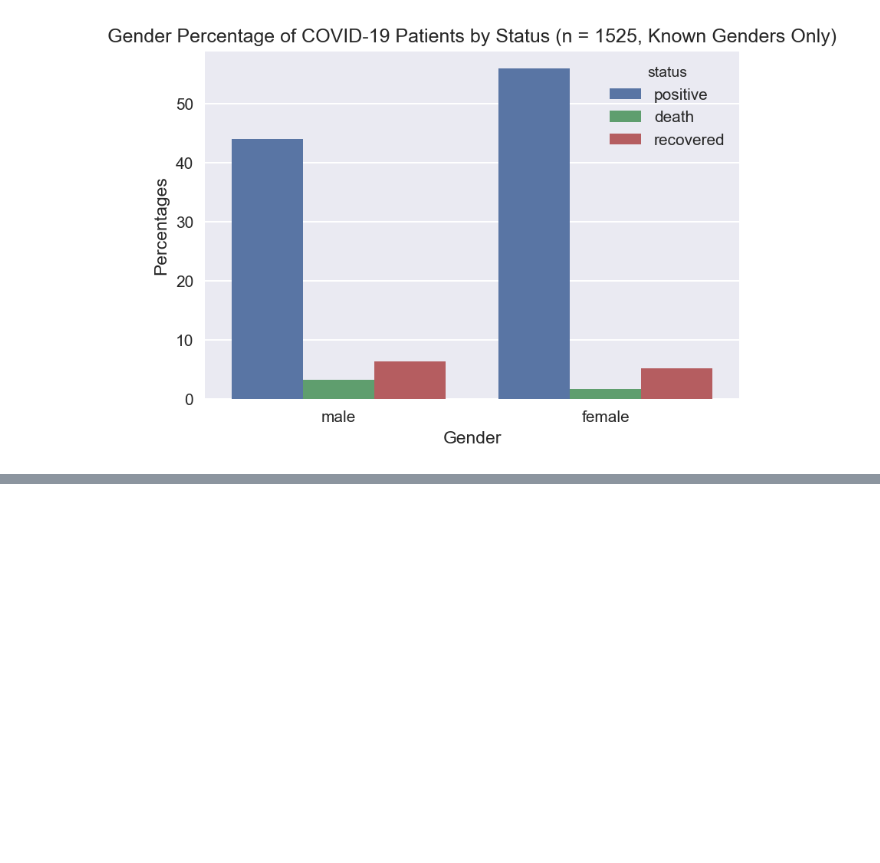
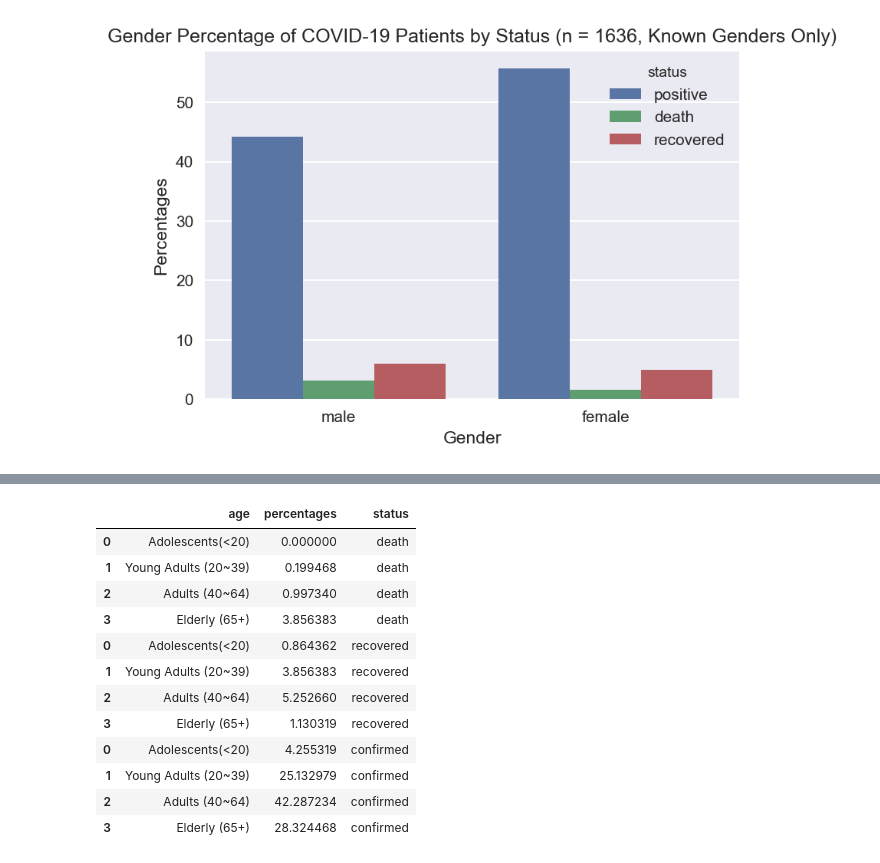
Before and after one commit to IgorBanin/COVID_final, a Jupyter notebook: Patient analysis.ipynb, the cells around one changed output, grey strips where cells are left out. Drawn from its saved outputs; the diff is of its cells as text; code cells hidden in the pictures; blank space fills up the shorter version.

```diff
--- a/Patient analysis.ipynb
+++ b/Patient analysis.ipynb
@@ -11,11 +17,10 @@ sns.set()
 # %%
-gender = data[['gender', 'death', 'recovered']].copy()
-gender.loc[(gender.death.str.len() > 1.0), 'death'] = 1
-gender.loc[(gender.recovered.str.len() > 1.0), 'recovered'] = 1
+gender = data[['gender', 'death', 'recovered']]
 gender = gender.dropna(subset=['gender'])
-gender = gender.fillna(0)
 total = len(gender)
 male = len(gender[gender['gender'] == 'male'])
 female = len(gender[gender['gender'] == 'female'])
-gender[['death', 'recovered']] = gender[['death', 'recovered']].astype(int)
-gender[['death', 'recovered']] = gender[['death', 'recovered']].astype(bool)
+filtered = gender.groupby('gender').sum()
+filtered['positive'] = [male, female]
+filtered = filtered / total * 100
+filtered = filtered.reset_index()
@@ -54,0 +78,27 @@ gender_plot
+# %%
+reshaped = pd.DataFrame(data={})
+status = ['death', 'recovered', 'confirmed']
+for i in range(3):
+    temp = pd.DataFrame(data={})
+    temp['age'] = age_desc
+    temp['percentages'] = combined.loc[:, [status[i]]]
+    temp['status'] = [status[i], status[i], status[i], status[i]]
+    if len(reshaped) == 0:
+        reshaped = temp
+    else:
+        reshaped = pd.concat([reshaped, temp])
+reshaped
+# %% [output]
+|  | age | percentages | status |
+| 0 | Adolescents(<20) | 0.000000 | death |
+| 1 | Young Adults (20~39) | 0.199468 | death |
+| 2 | Adults (40~64) | 0.997340 | death |
+| 3 | Elderly (65+) | 3.856383 | death |
+| 0 | Adolescents(<20) | 0.864362 | recovered |
+| 1 | Young Adults (20~39) | 3.856383 | recovered |
+| 2 | Adults (40~64) | 5.252660 | recovered |
+| 3 | Elderly (65+) | 1.130319 | recovered |
+| 0 | Adolescents(<20) | 4.255319 | confirmed |
+| 1 | Young Adults (20~39) | 25.132979 | confirmed |
+| 2 | Adults (40~64) | 42.287234 | confirmed |
+| 3 | Elderly (65+) | 28.324468 | confirmed |
```
Also changed, not shown: parts of 7 cells of this notebook, 1 other file.
